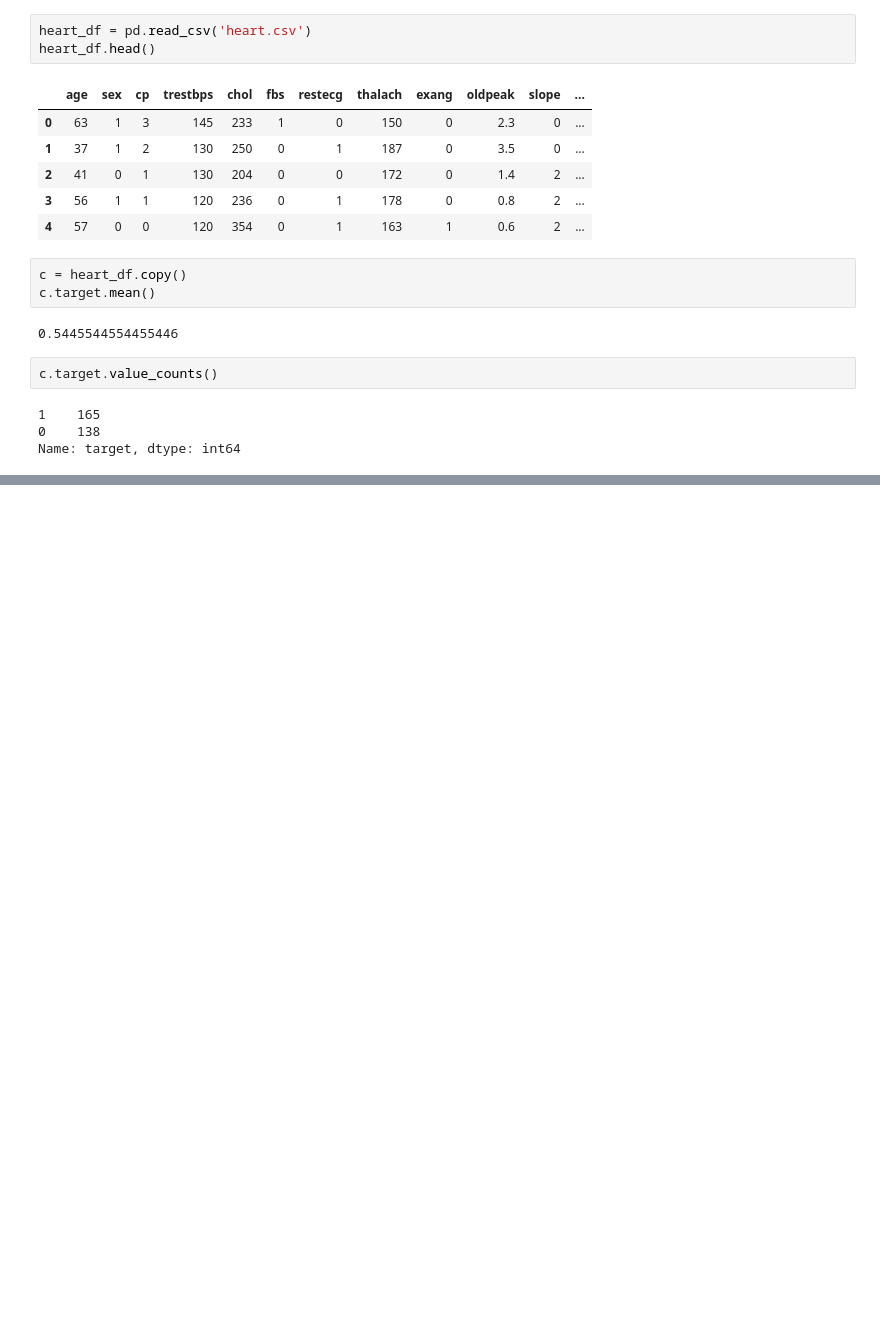
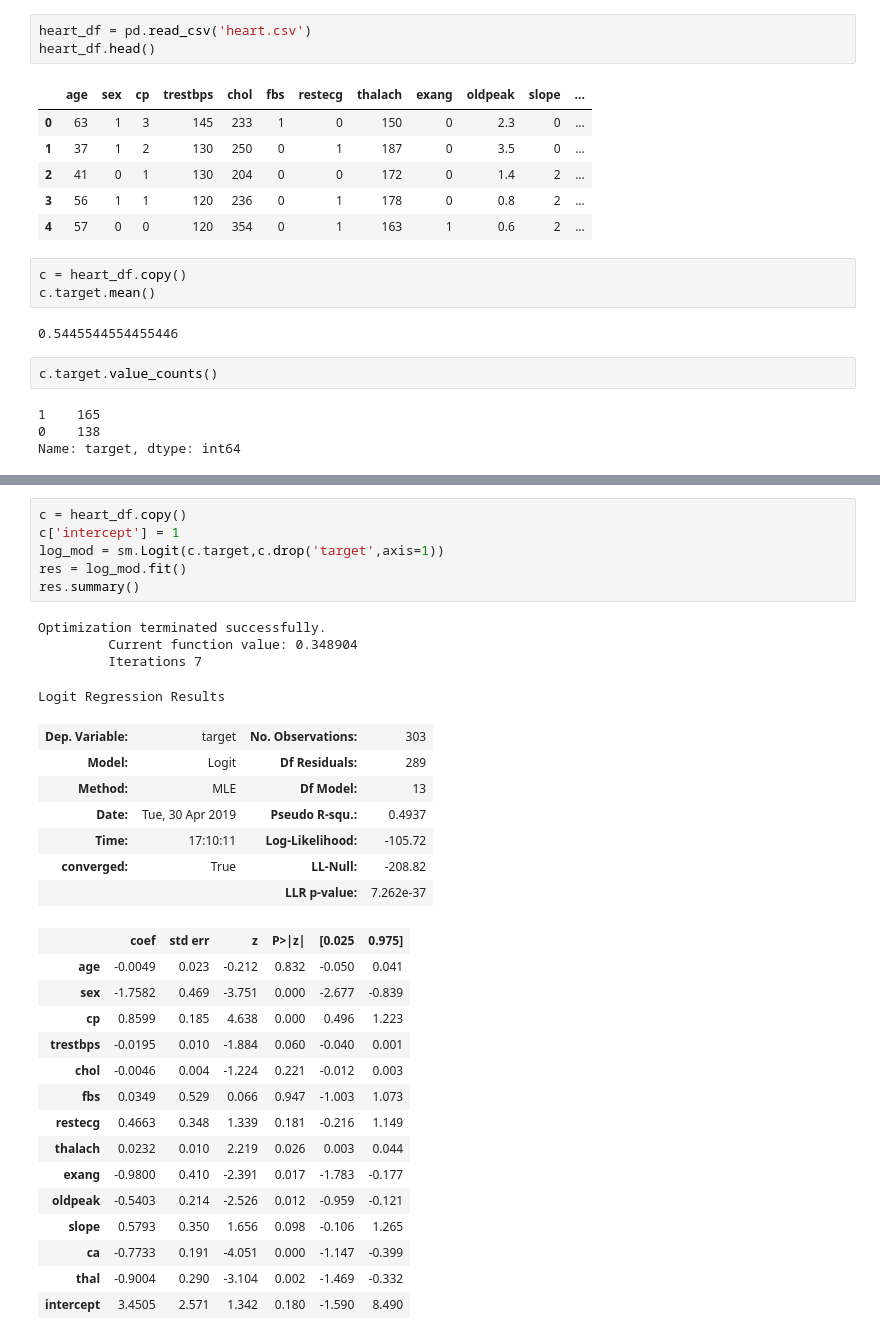
Before and after one commit to rashokanand/heart-disease-explored-regression, a Jupyter notebook: Exploring the dataset.ipynb, the cells around one changed output, grey strips where cells are left out. Cells and saved outputs as stored; diff of their text form; blank space fills up the shorter version.

Commit message:
Run logistic regression on target and independent variables

```diff
--- a/Exploring the dataset.ipynb
+++ b/Exploring the dataset.ipynb
@@ -33,0 +45,33 @@ Name: target, dtype: int64
+# %%
+c = heart_df.copy()
+c['intercept'] = 1
+log_mod = sm.Logit(c.target,c.drop('target',axis=1))
+res = log_mod.fit()
+res.summary()
+# %% [output]
+Optimization terminated successfully.
+         Current function value: 0.348904
+         Iterations 7
+Logit Regression Results
+| Dep. Variable: | target | No. Observations: | 303 |
+| Model: | Logit | Df Residuals: | 289 |
+| Method: | MLE | Df Model: | 13 |
+| Date: | Tue, 30 Apr 2019 | Pseudo R-squ.: | 0.4937 |
+| Time: | 17:10:11 | Log-Likelihood: | -105.72 |
+| converged: | True | LL-Null: | -208.82 |
+|  |  | LLR p-value: | 7.262e-37 |
+|  | coef | std err | z | P>|z| | [0.025 | 0.975] |
+| age | -0.0049 | 0.023 | -0.212 | 0.832 | -0.050 | 0.041 |
+| sex | -1.7582 | 0.469 | -3.751 | 0.000 | -2.677 | -0.839 |
+| cp | 0.8599 | 0.185 | 4.638 | 0.000 | 0.496 | 1.223 |
+| trestbps | -0.0195 | 0.010 | -1.884 | 0.060 | -0.040 | 0.001 |
+| chol | -0.0046 | 0.004 | -1.224 | 0.221 | -0.012 | 0.003 |
+| fbs | 0.0349 | 0.529 | 0.066 | 0.947 | -1.003 | 1.073 |
+| restecg | 0.4663 | 0.348 | 1.339 | 0.181 | -0.216 | 1.149 |
+| thalach | 0.0232 | 0.010 | 2.219 | 0.026 | 0.003 | 0.044 |
+| exang | -0.9800 | 0.410 | -2.391 | 0.017 | -1.783 | -0.177 |
+| oldpeak | -0.5403 | 0.214 | -2.526 | 0.012 | -0.959 | -0.121 |
+| slope | 0.5793 | 0.350 | 1.656 | 0.098 | -0.106 | 1.265 |
+| ca | -0.7733 | 0.191 | -4.051 | 0.000 | -1.147 | -0.399 |
+| thal | -0.9004 | 0.290 | -3.104 | 0.002 | -1.469 | -0.332 |
+| intercept | 3.4505 | 2.571 | 1.342 | 0.180 | -1.590 | 8.490 |
```
Also changed, not shown: parts of 4 cells of this notebook.
